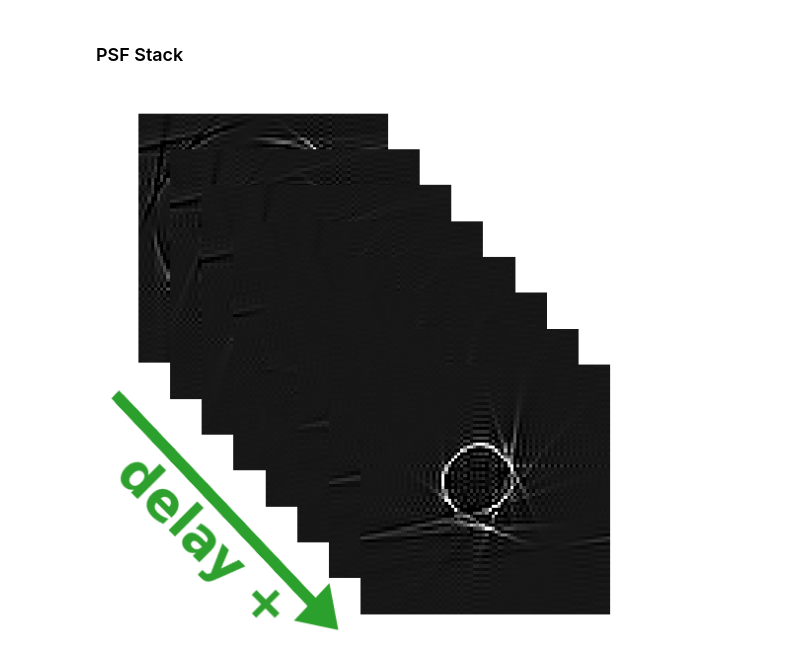
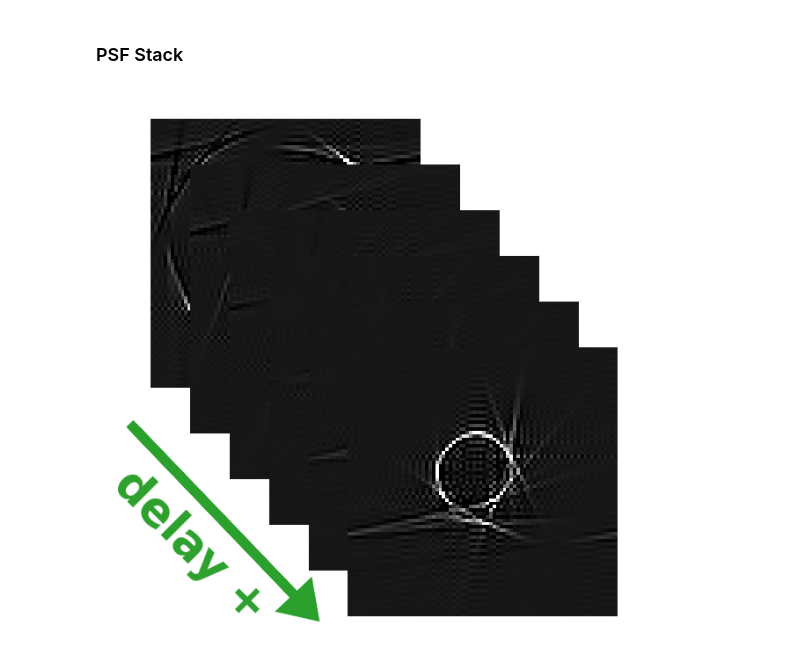
Before and after one commit to Lukeli0425/Coord-SoS-PACT, a Jupyter notebook: figures/pipeline.ipynb, the cells around one changed output. Cells and saved outputs as stored; diff of their text form; code cells hidden in the pictures.

```diff
--- a/figures/pipeline.ipynb
+++ b/figures/pipeline.ipynb
@@ -98,16 +107,16 @@ plt.savefig('img_stack_marked.png', bbox_inches='tight', pad_inches=0, dpi=256)
 fig = plt.figure(figsize=(8,8), facecolor='white')
 norm = Normalize(vmax=5, vmin=-1.5)
 step = 40
-gs = GridSpec(15, 17)
-ax = plt.subplot(gs[0:15,0:16])
+gs = GridSpec(12, 14)
+ax = plt.subplot(gs[0:12, 0:14])
 ax.set_zorder(10)
 plt.axis('off')
 plt.xlim(0, 100)
 plt.ylim(0, 100)
-plt.arrow(2.5, 43.5, 39, -39, color='tab:green', linewidth=8, head_width=6, head_length=4.5)
-plt.text(s='delay +', x=-0.1, y=0.5, color='tab:green', fontsize=38, fontweight='bold', rotation=-45)
-for k in range(8):
-    ax = plt.subplot(gs[k:k+8,k+1:k+9])
+plt.arrow(4, 39, 30, -31.5, color='tab:green', linewidth=8, head_width=6, head_length=4.5)
+plt.text(s='delay +', x=-1.2, y=3, color='tab:green', fontsize=38, fontweight='bold', rotation=-45)
+for k in range(6):
+    ax = plt.subplot(gs[k:k+7,k+1:k+8])
     plt.imshow(standardize(img_stack[k,:,:]), cmap='gray', norm=norm)
     plt.axis('off')
 plt.savefig('img_stack.png', bbox_inches='tight', pad_inches=0, dpi=256)
@@ -116,18 +125,18 @@ plt.savefig('img_stack.png', bbox_inches='tight', pad_inches=0, dpi=256)
 # %% [markdown]
 ### Small Patch Image Stack
 # %%
-fig = plt.figure(figsize=(7,7), facecolor='white')
+fig = plt.figure(figsize=(8,8), facecolor='white')
 step = 40
-gs = GridSpec(15, 17)
-ax = plt.subplot(gs[0:15,0:16])
+gs = GridSpec(12, 14)
+ax = plt.subplot(gs[0:12,0:14])
 ax.set_zorder(10)
 plt.axis('off')
 plt.xlim(0, 100)
 plt.ylim(0, 100)
-plt.arrow(2.5, 43.5, 39, -39, color='tab:green', linewidth=8, head_width=6, head_length=4.5)
-plt.text(s='delay +', x=-0.1, y=0.5, color='tab:green', fontsize=38, fontweight='bold', rotation=-45)
-for k in range(8):
-    plt.subplot(gs[k:k+8,k+1:k+9])
+plt.arrow(4, 39, 30, -31.5, color='tab:green', linewidth=8, head_width=6, head_length=4.5)
+plt.text(s='delay +', x=-1.2, y=3, color='tab:green', fontsize=38, fontweight='bold', rotation=-45)
+for k in range(6):
+    plt.subplot(gs[k:k+7,k+1:k+8])
     plt.imshow(standardize(img_stack[k,20*i:20*i+80, 20*j:20*j+80]), cmap='gray', norm=norm)
     plt.axis('off')
 plt.savefig('img_stack_patch.png', bbox_inches='tight', pad_inches=0, dpi=256)
@@ -190,11 +197,11 @@ plt.savefig('SoS_jr.png', bbox_inches='tight', pad_inches=0, dpi=256)
 # %% [markdown]
 ### Wavefront & PSFT Stack
 # %%
-wavefront_sos = Wavefront_SoS(R, v0, x_vec, y_vec, n_points=180)
+wavefront_sos = Wavefront_SOS(R, v0, x_vec, y_vec, n_points=180)
 wavefront_sos.cuda()
 wavefront_sos.eval()
 
-tf_pact = TF_PACT(n_points=80, l=3.2e-3, n_delays=delays.shape[0])
+tf_pact = TF_PACT(N=80, l=3.2e-3, n_delays=delays.shape[0])
 tf_pact.cuda()
 tf_pact.eval()
 
@@ -220,19 +227,19 @@ plt.savefig('wavefront.png', bbox_inches='tight', pad_inches=0.01, dpi=256)
 # %% [markdown]
 ### PSF Stack
 # %%
-fig = plt.figure(figsize=(7,7), facecolor='white')
-gs = GridSpec(15, 17)
-ax = plt.subplot(gs[0:15,0:16])
+fig = plt.figure(figsize=(8,8), facecolor='white')
+gs = GridSpec(12, 14)
+ax = plt.subplot(gs[0:12,0:14])
 # ax.set_zorder(10)
 plt.axis('off')
 plt.xlim(0, 100)
 plt.ylim(0, 100)
-plt.arrow(2.5, 43.5, 39, -39, color='tab:green', linewidth=8, head_width=6, head_length=4.5)
-plt.text(s='delay +', x=-0.1, y=0.5, color='tab:green', fontsize=38, fontweight='bold', rotation=-45)
-for k in range(8):
-    plt.subplot(gs[k:k+8,k+1:k+9])
+plt.arrow(4, 39, 30, -31.5, color='tab:green', linewidth=8, head_width=6, head_length=4.5)
+plt.text(s='delay +', x=-1.2, y=3, color='tab:green', fontsize=38, fontweight='bold', rotation=-45)
+for k in range(6):
+    plt.subplot(gs[k:k+7,k+1:k+8])
     plt.imshow(psfs[k], cmap='gray', norm=Normalize(vmin=-0.005, vmax=0.05))
     plt.axis('off')
 plt.savefig('psf_stack.png', bbox_inches='tight',pad_inches=0, dpi=256)
 # %% [output]
-[figure, old version]
+[figure, new version]
```
Also changed, not shown: parts of 10 cells of this notebook, 23 other files.
